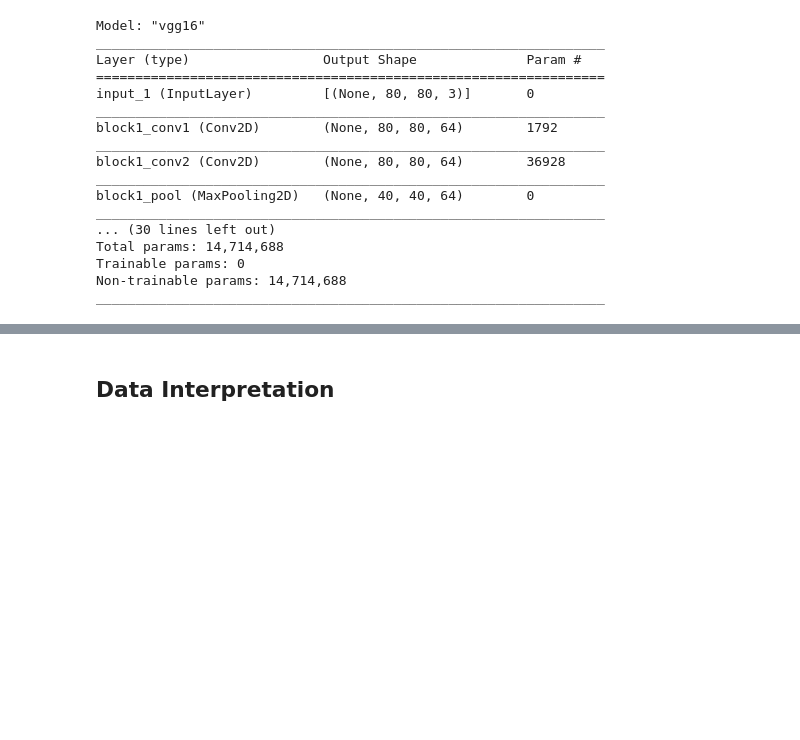
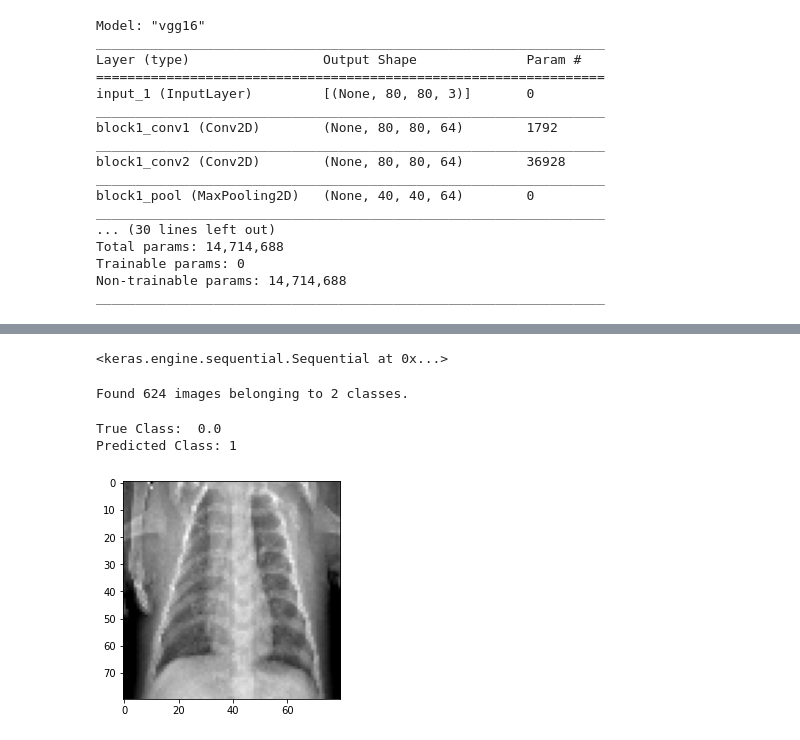
Before and after one commit to vinayakmodgil/Deep-learning-Image-Classification-, a Jupyter notebook: xray-main-vinayak.ipynb, the cells around one changed output, grey strips where cells are left out. Drawn from its saved outputs; the diff is of its cells as text; code cells hidden in the pictures; blank space fills up the shorter version.

```diff
--- a/xray-main-vinayak.ipynb
+++ b/xray-main-vinayak.ipynb
@@ -923,4 +974,30 @@ weighted avg       0.80      0.80      0.79       500
+# %%
+best_model = models.load_model("complete_saved_model/")
+# %%
+best_model
+# %% [output]
+<keras.engine.sequential.Sequential at 0x...>
+# %%
+test_val_datagen = ImageDataGenerator(rescale=1./255)
+test = test_val_datagen.flow_from_directory(test_folder, target_size=(80,80),subset="training", batch_size=500, classes=["NORMAL", "PNEUMONIA"], class_mode="binary", shuffle=False)
+# %% [output]
+Found 624 images belonging to 2 classes.
 # %%
 X_test, y_test = next(test)
-# %% [markdown]
-## Data Interpretation
+# %%
+label = y_test[45]
+img = X_test[45]
+
+#Get model pred
+pred = best_model.predict(np.array([img]))
+pred_class = int(pred.round())
+
+#Print true class and image
+print("True Class: ", label)
+print("Predicted Class:", pred_class)
+plt.imshow(img)
+plt.show()
+# %% [output]
+True Class:  0.0
+Predicted Class: 1
+[figure, added]
```
Also changed, not shown: parts of 30 cells of this notebook.
